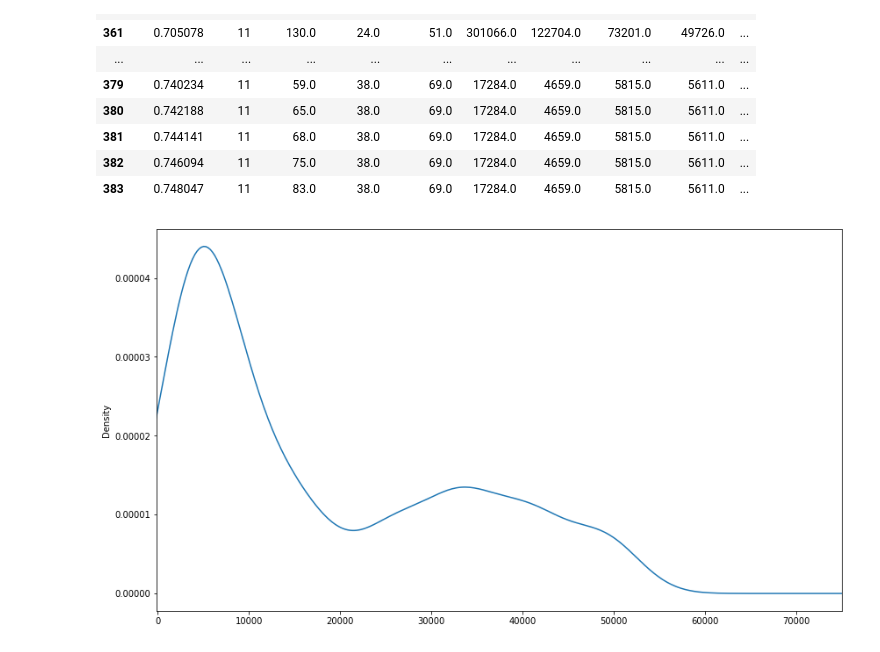
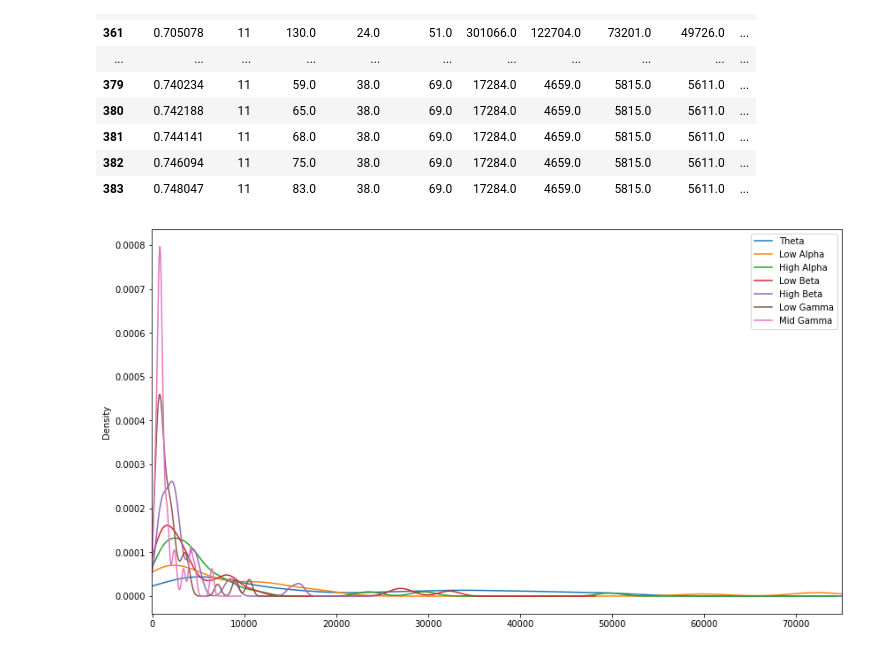
Before and after one commit to c1rowe/cogs189final, a Jupyter notebook: data_exploration.ipynb, the cells around one changed output. Cells and saved outputs as stored; diff of their text form; code cells hidden in the pictures.

```diff
--- a/data_exploration.ipynb
+++ b/data_exploration.ipynb
@@ -149,10 +149,10 @@ df[df['Epoch'] == 11]
 | 382 | 0.746094 | 11 | 75.0 | 38.0 | 69.0 | 17284.0 | 4659.0 | 5815.0 | 5611.0 | ... |
 | 383 | 0.748047 | 11 | 83.0 | 38.0 | 69.0 | 17284.0 | 4659.0 | 5815.0 | 5611.0 | ... |
 # %%
-densities = df.iloc[0:(512*30),6].plot.kde(bw_method='scott', figsize=(14,8))
+densities = df.iloc[0:(512*30),6:13].plot.kde(bw_method='scott', figsize=(14,8))
 plt.xlim(-100, 75000)
 plt.show()
 # %% [output]
-[figure, old version]
+[figure, new version]
 # %%
 density = stats.gaussian_kde(df.iloc[0:(512*30),6], bw_method='scott')
```
Also changed, not shown: parts of 17 cells of this notebook.
